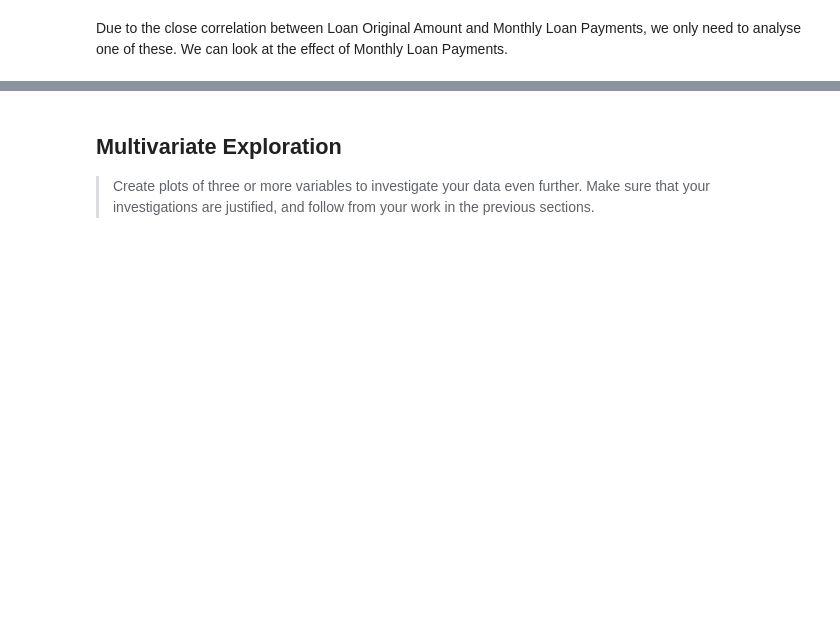
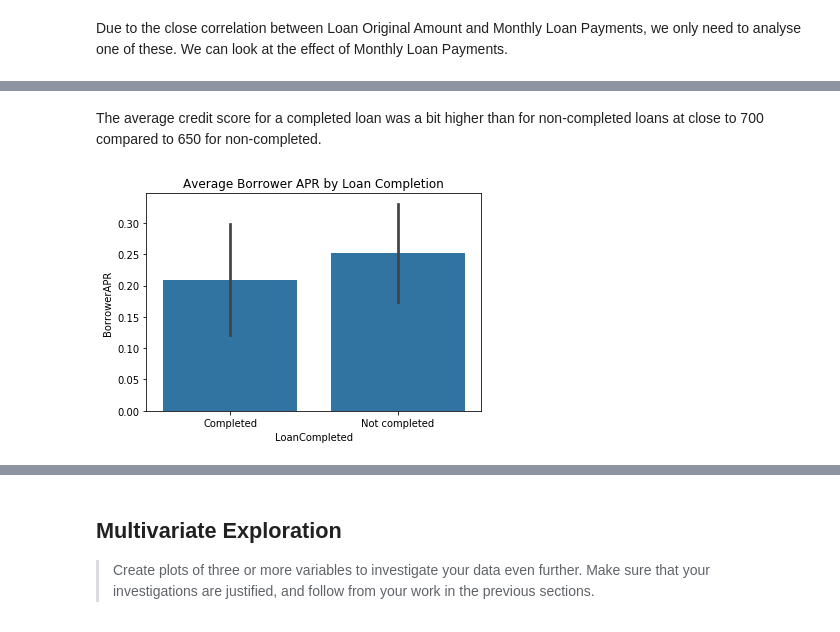
Before and after one commit to Jeffro80/DAND_Communicate_Findings, a Jupyter notebook: exploration-WORKING.ipynb, the cells around one changed output, grey strips where cells are left out. Drawn from its saved outputs; the diff is of its cells as text; code cells hidden in the pictures; blank space fills up the shorter version.

```diff
--- a/exploration-WORKING.ipynb
+++ b/exploration-WORKING.ipynb
@@ -1150,0 +1154,8 @@ Due to the close correlation between Loan Original Amount and Monthly Loan Payme
+# %% [markdown]
+The average credit score for a completed loan was a bit higher than for non-completed loans at close to 700 compared to 650 for non-completed.
+# %%
+# Compare Loan Outcome Status and BorrowerAPR
+sb.barplot(data = loans, x = 'LoanCompleted', y = 'BorrowerAPR', color = base_color, ci = 'sd').set_title(
+    'Average Borrower APR by Loan Completion');
+# %% [output]
+[figure, added]
```
Also changed, not shown: parts of 14 cells of this notebook.
